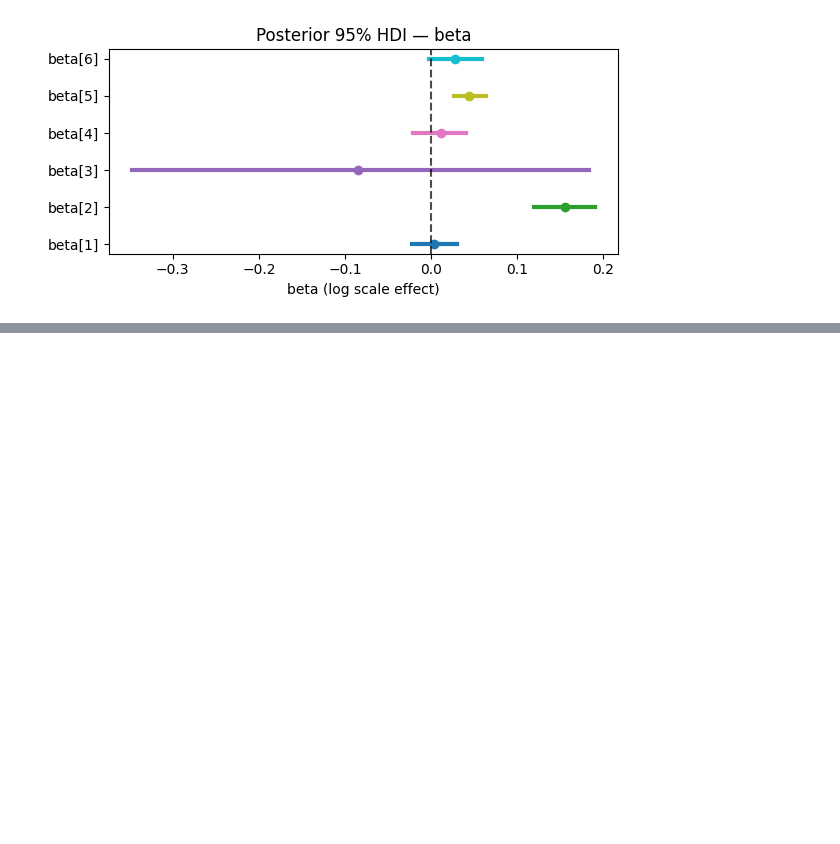
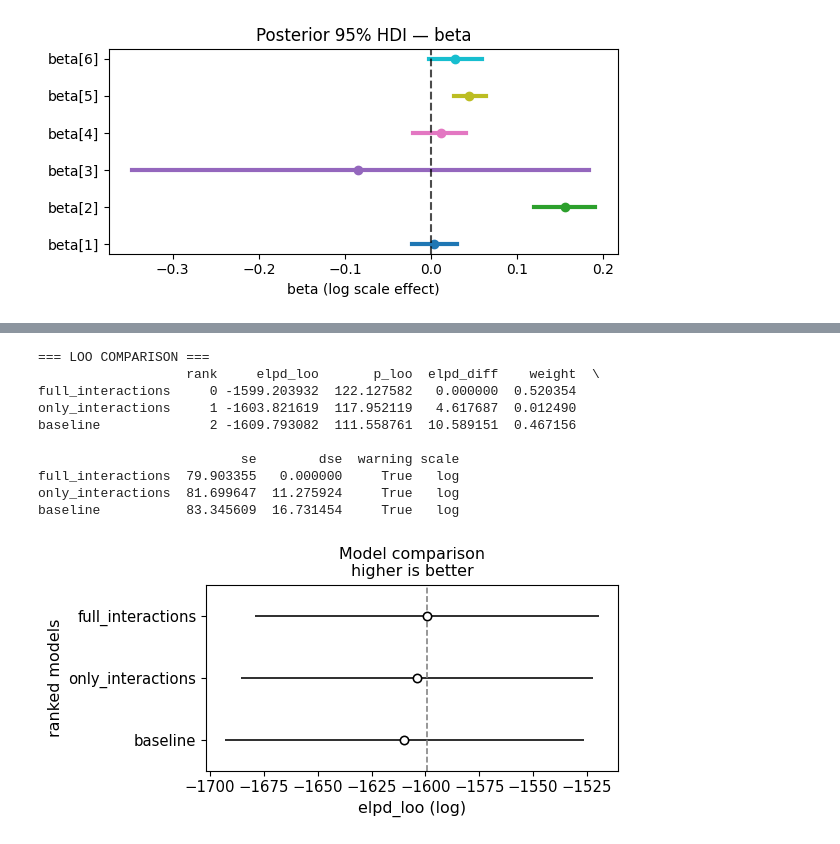
Before and after one commit to ahbagheri01/Progetto_Bayesian_Statistics, a Jupyter notebook: src/jupyter/ab_stan.ipynb, the cells around one changed output, grey strips where cells are left out. Drawn from its saved outputs; the diff is of its cells as text; code cells hidden in the pictures; blank space fills up the shorter version.

```diff
--- a/src/jupyter/ab_stan.ipynb
+++ b/src/jupyter/ab_stan.ipynb
@@ -954,0 +1026,26 @@ plt.show()
+# %%
+compare_dict = {
+    "baseline": poi_glm1_data,
+    "full_interactions": poi_glm2_data,
+    "only_interactions": poi_glm3_data
+}
+
+comparison_loo = az.compare(compare_dict, ic="loo")
+print("\n=== LOO COMPARISON ===")
+print(comparison_loo)
+
+az.plot_compare(comparison_loo, insample_dev=False)
+plt.tight_layout()
+plt.show()
+# %% [output]
+=== LOO COMPARISON ===
+                   rank     elpd_loo       p_loo  elpd_diff    weight  \
+full_interactions     0 -1599.203932  122.127582   0.000000  0.520354
+only_interactions     1 -1603.821619  117.952119   4.617687  0.012490
+baseline              2 -1609.793082  111.558761  10.589151  0.467156
+
+                          se        dse  warning scale
+full_interactions  79.903355   0.000000     True   log
+only_interactions  81.699647  11.275924     True   log
+baseline           83.345609  16.731454     True   log
+[figure, added]
```
Also changed, not shown: parts of 3 cells of this notebook.
